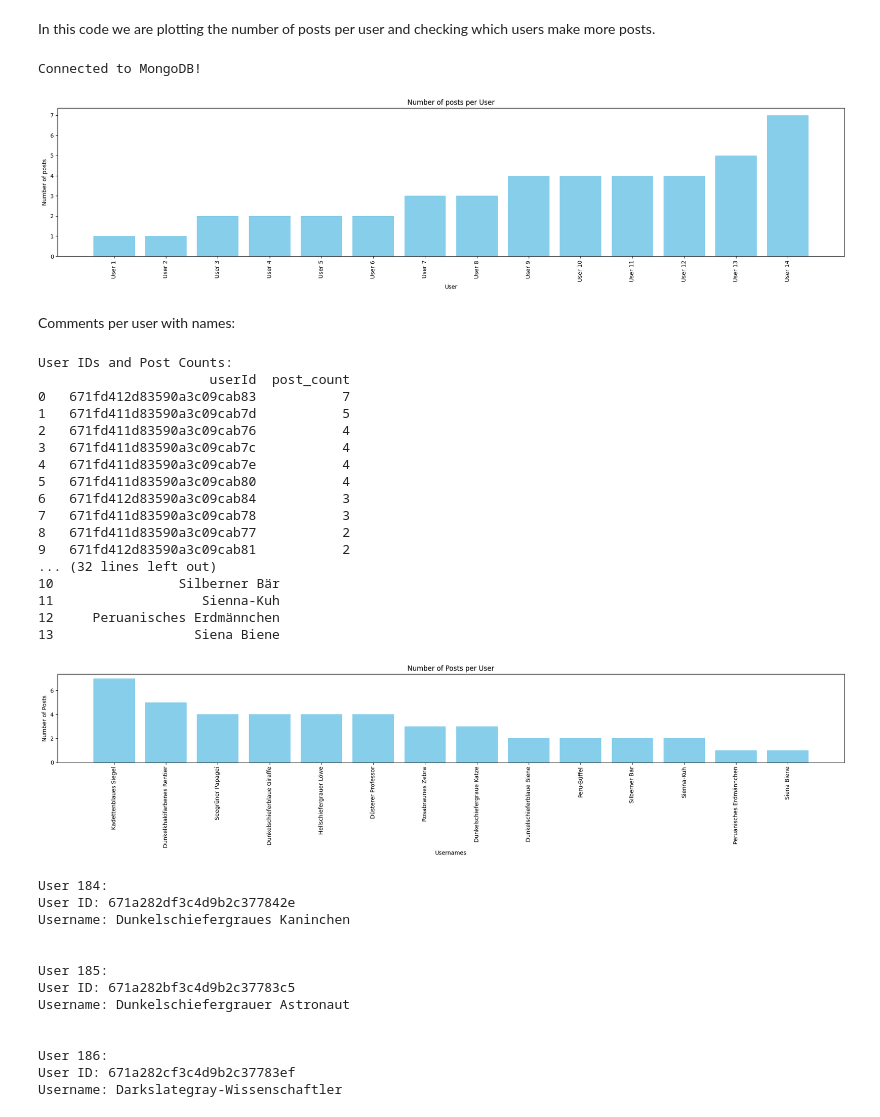
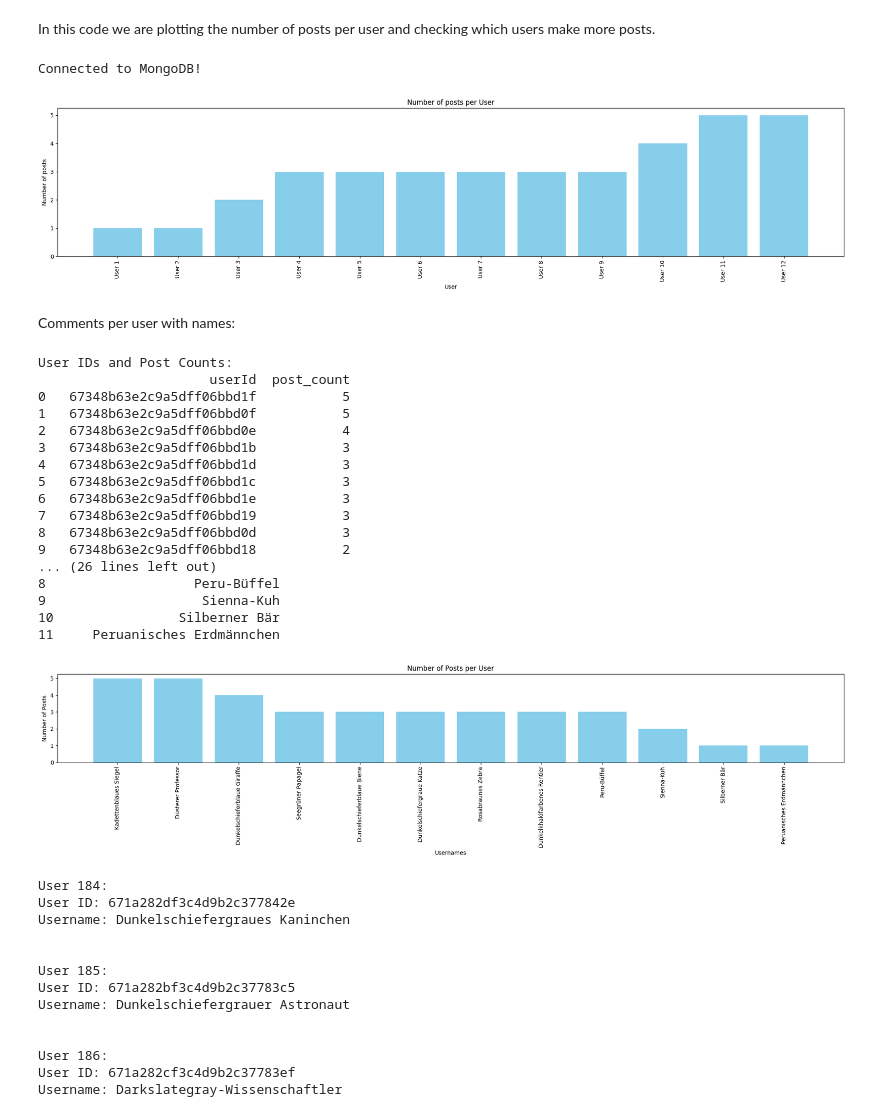
Before and after one commit to TheBigSM/TWON_Simulations, a Jupyter notebook: Notebooks/Notebooks/posts per user.ipynb, the cells around one changed output. Cells and saved outputs as stored; diff of their text form; code cells hidden in the pictures.

```diff
--- a/Notebooks/Notebooks/posts per user.ipynb
+++ b/Notebooks/Notebooks/posts per user.ipynb
@@ -5,10 +5,10 @@ import pandas as pd
 import matplotlib.pyplot as plt
 from pymongo import MongoClient
 from bson import ObjectId  # Import ObjectId to handle ObjectIds
-
+import os
 # Connect to the MongoDB database
-client = MongoClient(myclient.os.getenv('db_url_for_creating'))
-db = client[myclient.os.getenv('db_name')]
+client = MongoClient(os.getenv('DB_URL'))
+db = client["real_news"]
 
 try:
     # Test the connection
@@ -32,34 +32,34 @@ for index, post in posts.iterrows():  # Using .iterrows() to iterate row-wise
     if userId:
         if userId in user_post_count:
             user_post_count[userId] += 1
         else:
             user_post_count[userId] = 1
 
 # Convert to DataFrame for easier plotting
 df = pd.DataFrame(list(user_post_count.items()), columns=['userId', 'post_count'])
 
 # Optional: Sort users by the number of posts
 df = df.sort_values(by='post_count').reset_index(drop=True)
 
 # Create a new column with labels "User 1", "User 2", etc.
 df['user_label'] = ['User ' + str(i + 1) for i in range(len(df))]
 
 # Plotting
 plt.figure(figsize=(20, 5))  # Set the size of the plot
 plt.bar(df['user_label'], df['post_count'], color='skyblue')  # Create a bar chart
 
 # Adding labels and title
 plt.xlabel('User')
 plt.ylabel('Number of posts')
 plt.title('Number of posts per User')
 plt.xticks(rotation=90)  # Rotate user labels for better readability if necessary
 
 # Show the plot
 plt.tight_layout()
 plt.show()
 # %% [output]
 Connected to MongoDB!
-[figure, old version]
+[figure, new version]
 # %% [markdown]
 Comments per user with names:
 # %%
@@ -116,22 +116,22 @@ plt.show()
 # %% [output]
 User IDs and Post Counts:
                       userId  post_count
-0   671fd412d83590a3c09cab83           7
-1   671fd411d83590a3c09cab7d           5
-2   671fd411d83590a3c09cab76           4
-3   671fd411d83590a3c09cab7c           4
-4   671fd411d83590a3c09cab7e           4
-5   671fd411d83590a3c09cab80           4
-6   671fd412d83590a3c09cab84           3
-7   671fd411d83590a3c09cab78           3
-8   671fd411d83590a3c09cab77           2
-9   671fd412d83590a3c09cab81           2
-... (32 lines left out)
+0   67348b63e2c9a5dff06bbd1f           5
+1   67348b63e2c9a5dff06bbd0f           5
+2   67348b63e2c9a5dff06bbd0e           4
+3   67348b63e2c9a5dff06bbd1b           3
+4   67348b63e2c9a5dff06bbd1d           3
+5   67348b63e2c9a5dff06bbd1c           3
+6   67348b63e2c9a5dff06bbd1e           3
+7   67348b63e2c9a5dff06bbd19           3
+8   67348b63e2c9a5dff06bbd0d           3
+9   67348b63e2c9a5dff06bbd18           2
+... (26 lines left out)
+8                   Peru-Büffel
+9                    Sienna-Kuh
 10                Silberner Bär
-11                   Sienna-Kuh
-12     Peruanisches Erdmännchen
-13                  Siena Biene
+11     Peruanisches Erdmännchen
-[figure, old version]
+[figure, new version]
 # %%
 # Filter to get the exact users by their labels instead of relying on index
 target_users = df[df['user_label'].isin(['User 184', 'User 185', 'User 186'])]
```
Also changed, not shown: 7 other files.
